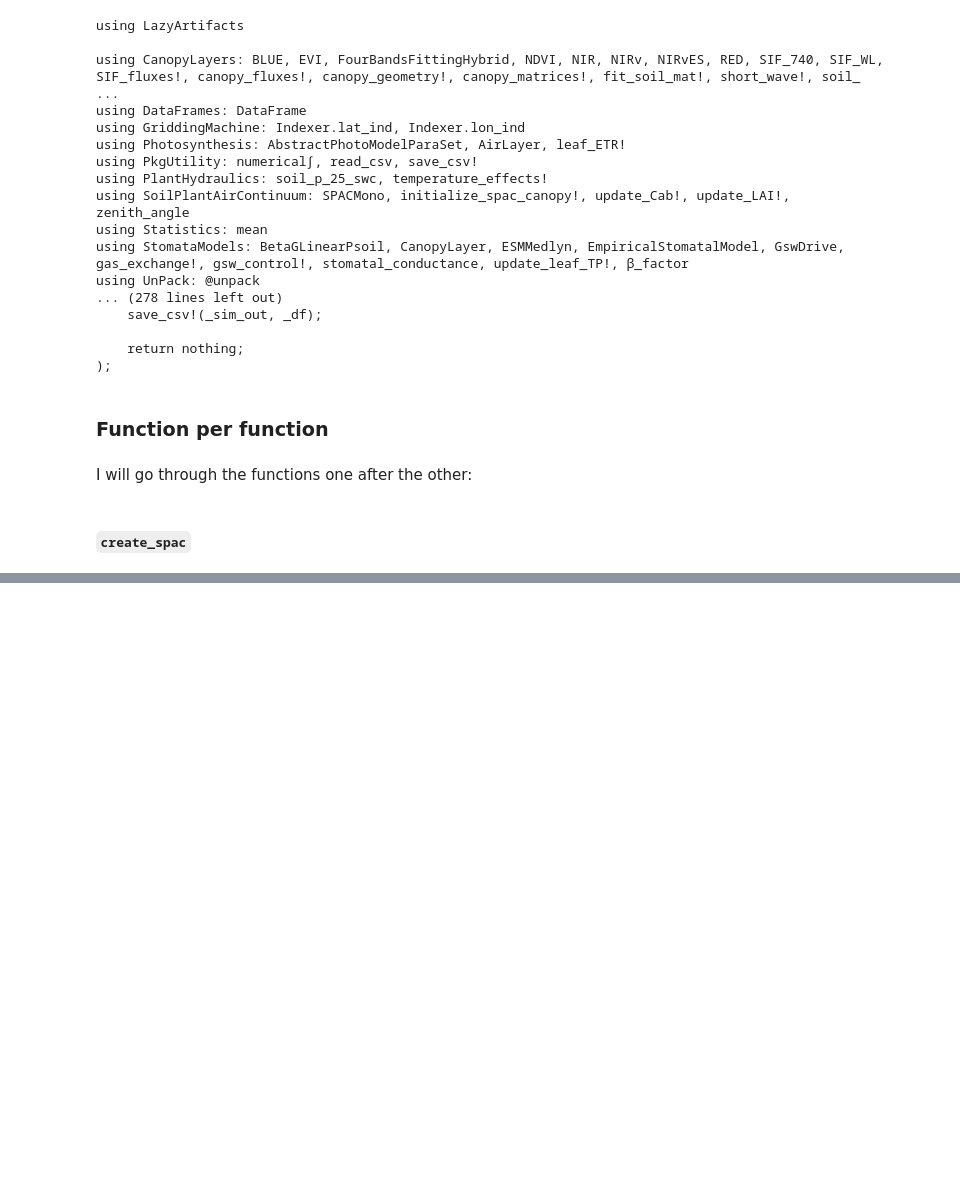
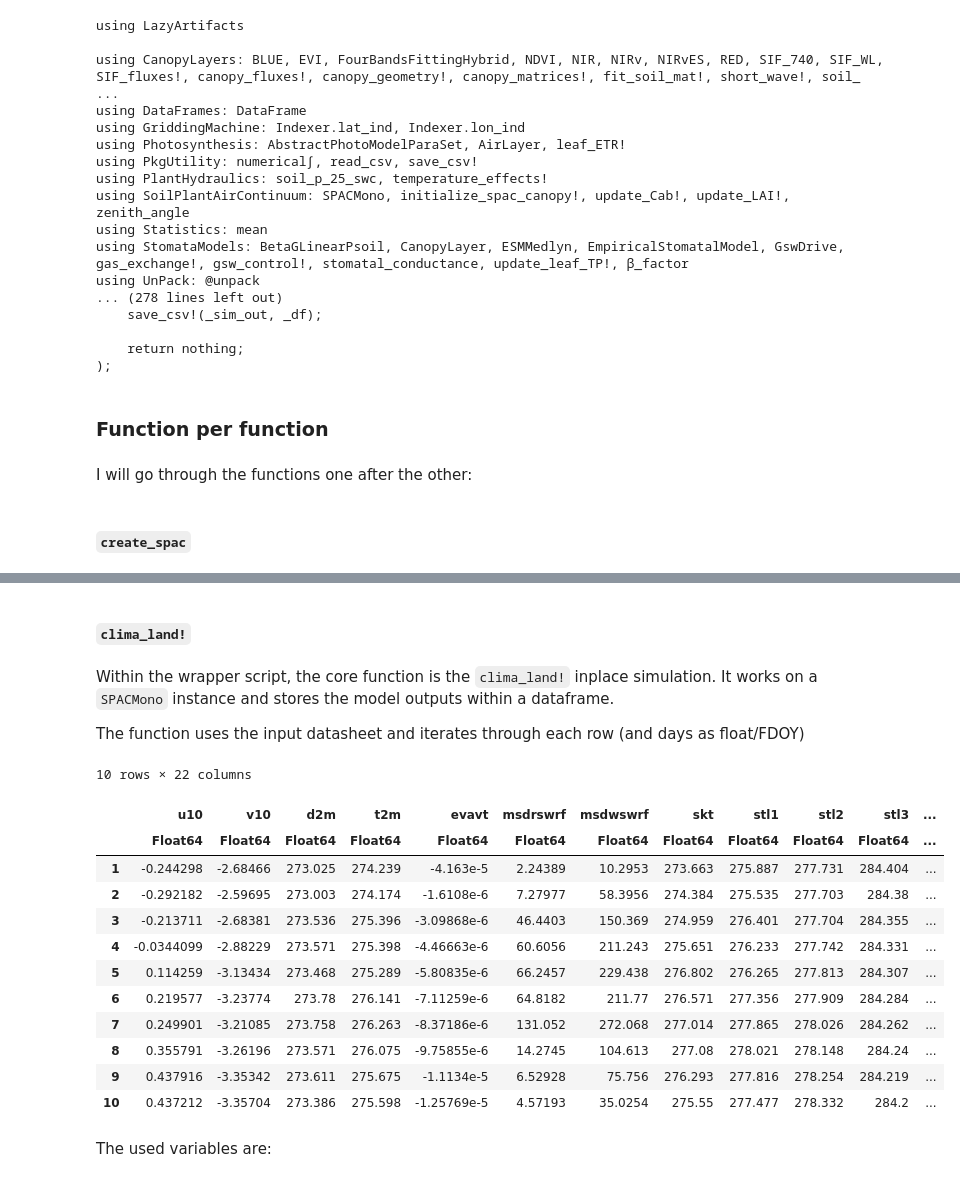
Before and after one commit to biothomme/Isoprene, a Jupyter notebook: notebooks/pinN1_stories/03_test_models/01_clima_land_vanilla.ipynb, the cells around one changed output, grey strips where cells are left out. Cells and saved outputs as stored; diff of their text form; code cells hidden in the pictures; blank space fills up the shorter version.

Commit message:
halfway through the code

```diff
--- a/notebooks/pinN1_stories/03_test_models/01_clima_land_vanilla.ipynb
+++ b/notebooks/pinN1_stories/03_test_models/01_clima_land_vanilla.ipynb
@@ -12,7 +12,7 @@ PATHS = YAML.load_file(PATHS_FILE);
 
 Return the absolute path for a requested item within the nested PATHS dictionary.
 """
-function load_path(keys::Vector{String}):String
+function loadpath(keys::Vector{String}):String
     # recusively assemble paths from keys
     requested_path = foldl((x, y) -> getindex(x, y), keys; init=PATHS)
     # rephrase abs path from relative paths to be platform independent.
@@ -113,0 +166,30 @@ create_spac(lat::FT, lon::FT) where {FT<:AbstractFloat} = (
+# %% [markdown]
+#### `clima_land!`
+# %% [markdown]
+Within the wrapper script, the core function is the `clima_land!` inplace simulation. It works on a `SPACMono` instance and stores the model outputs within a dataframe.
+
+The function uses the input datasheet and iterates through each row (and days as float/FDOY)
+# %%
+CL_WRAPPER_CSVFILE = loadpath(["DATA", "TRIAL", "CLIMA_LAND", "WRAPPER_DATA"]);
+
+df = CSV.read(CL_WRAPPER_CSVFILE, DataFrame);
+# %%
+withenv("COLUMNS" => 1000) do
+    display(df[1:10,:])
+end
+# %% [output]
+10 rows × 22 columns
+|  | u10 | v10 | d2m | t2m | evavt | msdrswrf | msdwswrf | skt | stl1 | stl2 | stl3 | ... |
+|  | Float64 | Float64 | Float64 | Float64 | Float64 | Float64 | Float64 | Float64 | Float64 | Float64 | Float64 | ... |
+| 1 | -0.244298 | -2.68466 | 273.025 | 274.239 | -4.163e-5 | 2.24389 | 10.2953 | 273.663 | 275.887 | 277.731 | 284.404 | ... |
+| 2 | -0.292182 | -2.59695 | 273.003 | 274.174 | -1.6108e-6 | 7.27977 | 58.3956 | 274.384 | 275.535 | 277.703 | 284.38 | ... |
+| 3 | -0.213711 | -2.68381 | 273.536 | 275.396 | -3.09868e-6 | 46.4403 | 150.369 | 274.959 | 276.401 | 277.704 | 284.355 | ... |
+| 4 | -0.0344099 | -2.88229 | 273.571 | 275.398 | -4.46663e-6 | 60.6056 | 211.243 | 275.651 | 276.233 | 277.742 | 284.331 | ... |
+| 5 | 0.114259 | -3.13434 | 273.468 | 275.289 | -5.80835e-6 | 66.2457 | 229.438 | 276.802 | 276.265 | 277.813 | 284.307 | ... |
+| 6 | 0.219577 | -3.23774 | 273.78 | 276.141 | -7.11259e-6 | 64.8182 | 211.77 | 276.571 | 277.356 | 277.909 | 284.284 | ... |
+| 7 | 0.249901 | -3.21085 | 273.758 | 276.263 | -8.37186e-6 | 131.052 | 272.068 | 277.014 | 277.865 | 278.026 | 284.262 | ... |
+| 8 | 0.355791 | -3.26196 | 273.571 | 276.075 | -9.75855e-6 | 14.2745 | 104.613 | 277.08 | 278.021 | 278.148 | 284.24 | ... |
+| 9 | 0.437916 | -3.35342 | 273.611 | 275.675 | -1.1134e-5 | 6.52928 | 75.756 | 276.293 | 277.816 | 278.254 | 284.219 | ... |
+| 10 | 0.437212 | -3.35704 | 273.386 | 275.598 | -1.25769e-5 | 4.57193 | 35.0254 | 275.55 | 277.477 | 278.332 | 284.2 | ... |
+# %% [markdown]
+The used variables are:
```
Also changed, not shown: parts of 16 cells of this notebook.
